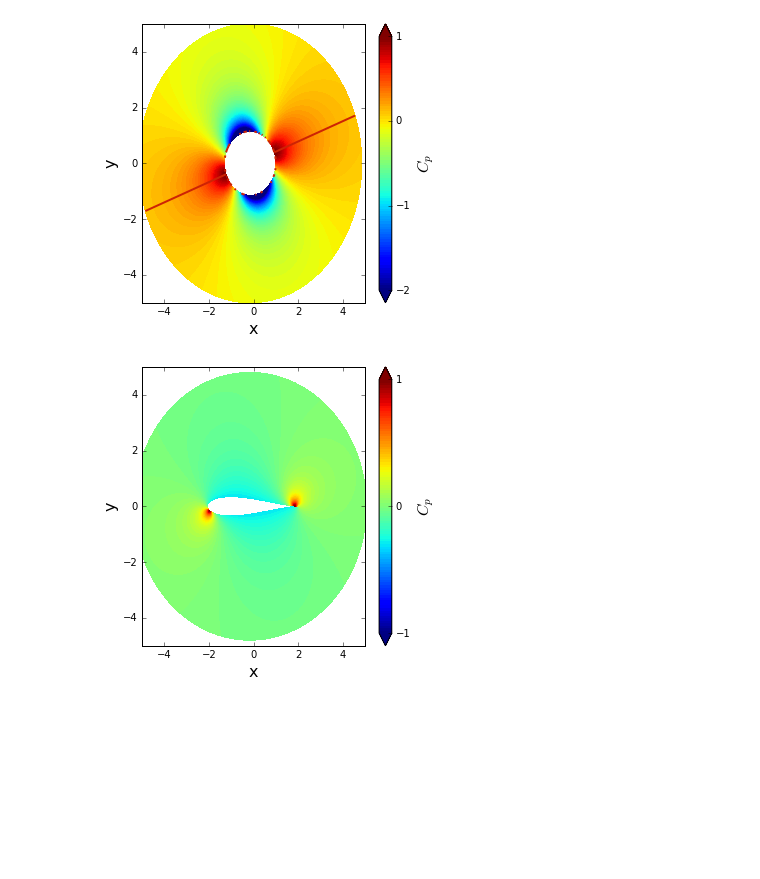
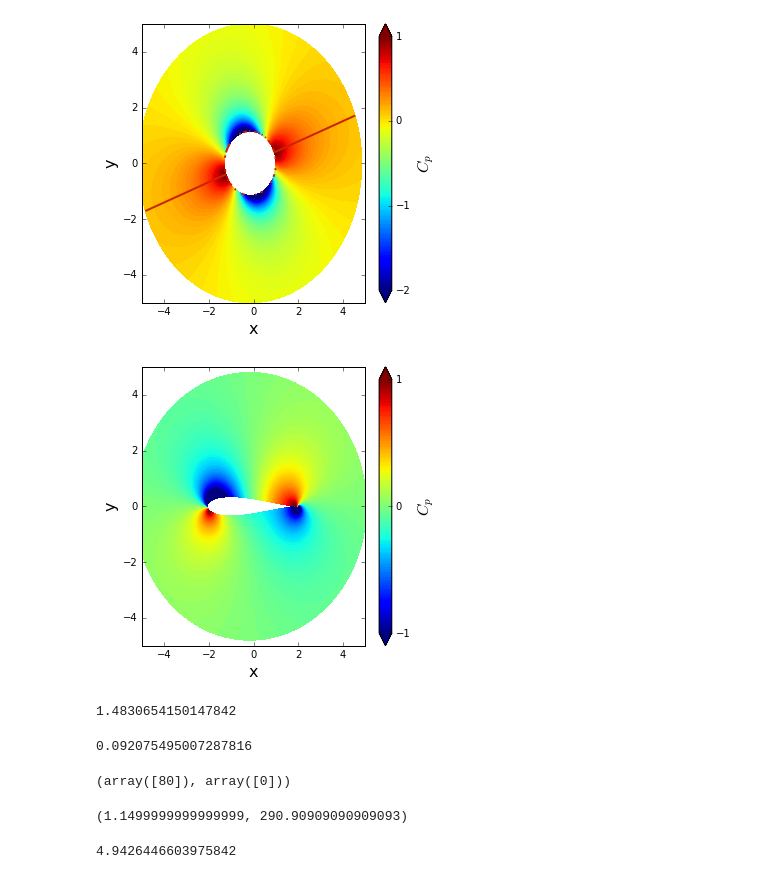
Before and after one commit to Dmphelps89/MAE6226-1, a Jupyter notebook: Assignment06.ipynb, the cells around one changed output. Cells and saved outputs as stored; diff of their text form; code cells hidden in the pictures; blank space fills up the shorter version.

```diff
--- a/Assignment06.ipynb
+++ b/Assignment06.ipynb
@@ -222,8 +222,8 @@ pyplot.contour(E5.real, E5.imag, psi, levels = numpy.linspace(-5,5,31),colors='#
 <matplotlib.contour.QuadContourSet at 0x...>
 [figure]
 # %%
-z1 = x4 + y4*1j
-W = (u - v*1j)/(1-(c/z1)**2)
+z = x4 + y4*1j
+W = (u1 - v1*1j)/(1-(c/z)**2)
 numpy.shape(z1)
 # %% [output]
 (145, 100)
@@ -319,8 +319,7 @@ pyplot.quiver(x4, y4, u2, v2, units='xy',pivot='tip',width=0.005,scale=40)
 <matplotlib.quiver.Quiver at 0x...>
 [figure]
 # %%
-z1 = x5 + y5*1j
-W1 = (u2 - v2*1j)/(1-(c/z1)**2)
+W1 = (u2 - v2*1j)/(1-(c/z)**2)
 pyplot.figure(figsize=(10,5))
 pyplot.xlim(-3, 3)
 pyplot.ylim(-1, 1)
@@ -345,19 +344,42 @@ pyplot.contour(x4,y4,psi1, levels=[0.], colors='#CD2305', linewidths=2, linestyl
 # %% [output]
 [figure]
 # %%
-z2 = x5 + y5*1j
-W2 = (u2 - v2*1j)/(1-(c/z2)**2)
-u_2, v_2 = W2.real, W2.imag
+u_2, v_2 = W1.real, -W1.imag
 cp_2 = 1.0 - (u_2**2+v_2**2)/u_inf**2
 size = 10
 pyplot.figure(figsize=(5,5))
 pyplot.xlabel('x', fontsize=16)
 pyplot.ylabel('y', fontsize=16)
 pyplot.xlim(-5, 5)
 pyplot.ylim(-5, 5)
 contf = pyplot.contourf(E5.real,E5.imag, cp_2, levels=numpy.linspace(-1.0, 1.0, 100), extend='both')
 cbar = pyplot.colorbar(contf)
 cbar.set_label('$C_p$', fontsize=16)
 cbar.set_ticks([-2.0, -1.0, 0.0, 1.0])
 # %% [output]
-[figure, old version]
+[figure, new version]
+# %%
+u_2[49, 0]
+# %% [output]
+1.4830654150147842
+# %%
+v_2[49,0]
+# %% [output]
+0.092075495007287816
+# %%
+velocity_total = (u2**2+v2**2)**0.5
+A = numpy.min(velocity_total)
+numpy.where(velocity_total == A)
+# %% [output]
+(array([80]), array([0]))
+# %%
+r_stag = r[ numpy.where(velocity_total == A)[1][0] ]
+theta_stag = theta[ numpy.where(velocity_total == A)[0][0] ]
+r_stag, theta_stag*180/math.pi
+# %% [output]
+(1.1499999999999999, 290.90909090909093)
+# %%
+gamma = -1*4*math.pi*1.15*numpy.sin(-20*math.pi/180)
+gamma
+# %% [output]
+4.9426446603975842
```
Also changed, not shown: parts of 7 cells of this notebook.
